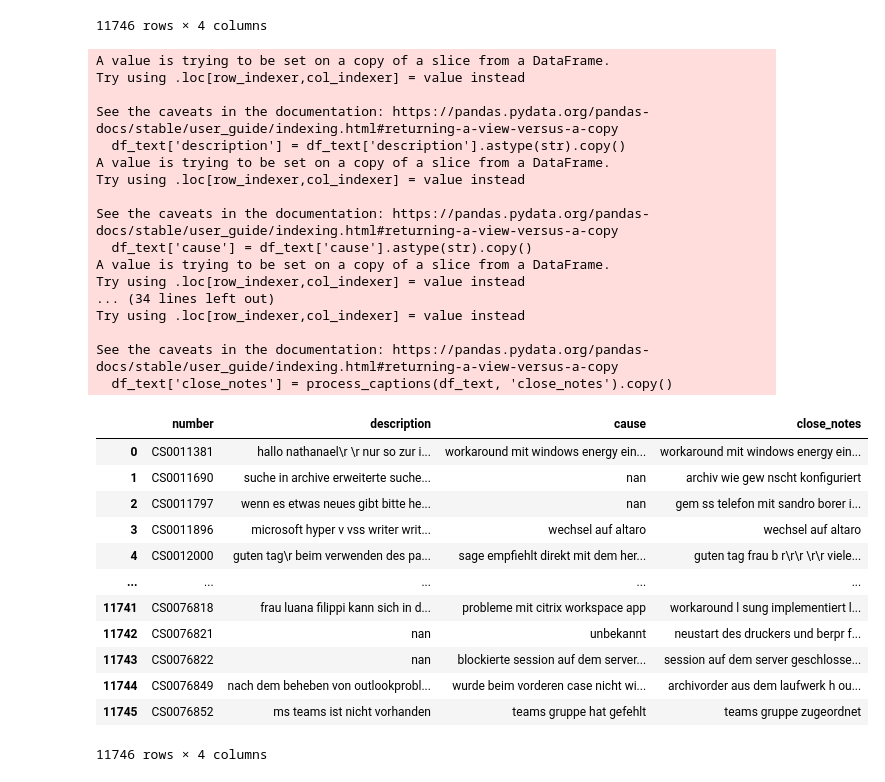
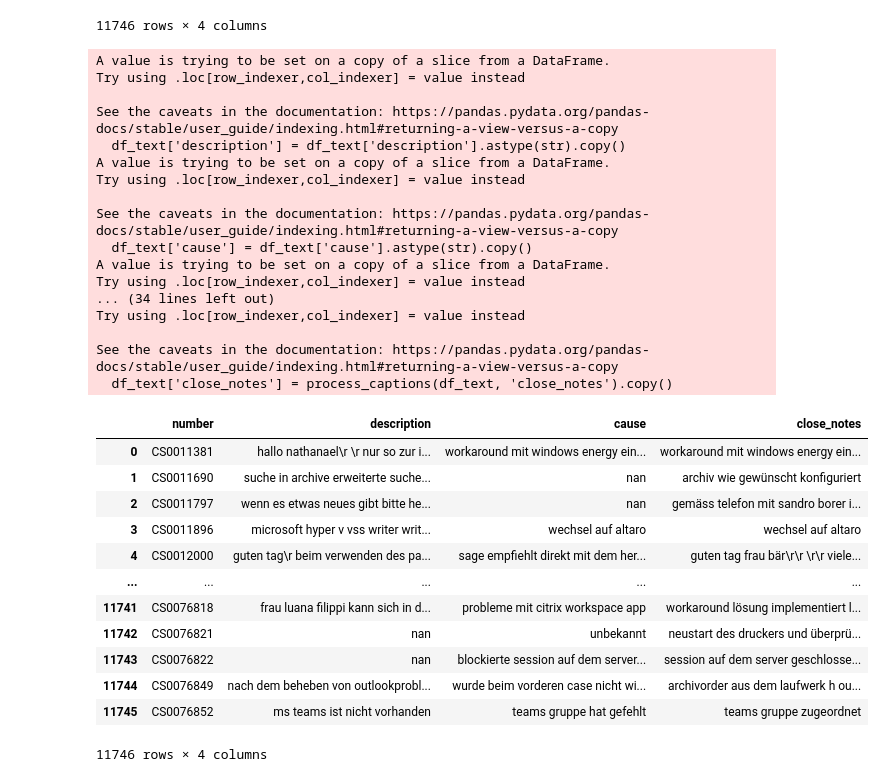
Before and after one commit to Larsibaer/Thesis, a Jupyter notebook: code_textToTFIDF.ipynb, the cells around one changed output. Cells and saved outputs as stored; diff of their text form; code cells hidden in the pictures.

```diff
--- a/code_textToTFIDF.ipynb
+++ b/code_textToTFIDF.ipynb
@@ -127,46 +126,46 @@ def process_captions(data, column):
     data[column] = data[column].apply(lambda x: x.replace('\n', ' '))
     data[column] = data[column].apply(lambda x: x.replace('-', ' '))
     data[column] = data[column].apply(lambda x: x.lower())
-    data[column] = data[column].apply(lambda x: re.sub('[^a-zA-Z0-9\s]', ' ', x))
+    data[column] = data[column].apply(lambda x: re.sub('[^a-zA-ZäÄöÖüÜ\s]', ' ', x))
     return data[column]
 
 # change datatype of columns to string
 df_text['description'] = df_text['description'].astype(str).copy()
 df_text['cause'] = df_text['cause'].astype(str).copy()
 df_text['close_notes'] = df_text['close_notes'].astype(str).copy()
 
 df_text['description'] = process_captions(df_text, 'description').copy()
 df_text['cause'] = process_captions(df_text, 'cause').copy()
 df_text['close_notes'] = process_captions(df_text, 'close_notes').copy()
 
 display(df_text)
 # %% [output]
 A value is trying to be set on a copy of a slice from a DataFrame.
 Try using .loc[row_indexer,col_indexer] = value instead
 
 See the caveats in the documentation: https://pandas.pydata.org/pandas-docs/stable/user_guide/indexing.html#returning-a-view-versus-a-copy
   df_text['description'] = df_text['description'].astype(str).copy()
 A value is trying to be set on a copy of a slice from a DataFrame.
 Try using .loc[row_indexer,col_indexer] = value instead
 
 See the caveats in the documentation: https://pandas.pydata.org/pandas-docs/stable/user_guide/indexing.html#returning-a-view-versus-a-copy
   df_text['cause'] = df_text['cause'].astype(str).copy()
 A value is trying to be set on a copy of a slice from a DataFrame.
 Try using .loc[row_indexer,col_indexer] = value instead
 ... (34 lines left out)
 Try using .loc[row_indexer,col_indexer] = value instead
 
 See the caveats in the documentation: https://pandas.pydata.org/pandas-docs/stable/user_guide/indexing.html#returning-a-view-versus-a-copy
   df_text['close_notes'] = process_captions(df_text, 'close_notes').copy()
 |  | number | description | cause | close_notes |
 | 0 | CS0011381 | hallo nathanael\r \r nur so zur i... | workaround mit windows energy ein... | workaround mit windows energy ein... |
-| 1 | CS0011690 | suche in archive erweiterte suche... | nan | archiv wie gew nscht konfiguriert |
-| 2 | CS0011797 | wenn es etwas neues gibt bitte he... | nan | gem ss telefon mit sandro borer i... |
+| 1 | CS0011690 | suche in archive erweiterte suche... | nan | archiv wie gewünscht konfiguriert |
+| 2 | CS0011797 | wenn es etwas neues gibt bitte he... | nan | gemäss telefon mit sandro borer i... |
 | 3 | CS0011896 | microsoft hyper v vss writer writ... | wechsel auf altaro | wechsel auf altaro |
-| 4 | CS0012000 | guten tag\r beim verwenden des pa... | sage empfiehlt direkt mit dem her... | guten tag frau b r\r\r \r\r viele... |
+| 4 | CS0012000 | guten tag\r beim verwenden des pa... | sage empfiehlt direkt mit dem her... | guten tag frau bär\r\r \r\r viele... |
 | ... | ... | ... | ... | ... |
-| 11741 | CS0076818 | frau luana filippi kann sich in d... | probleme mit citrix workspace app | workaround l sung implementiert l... |
-| 11742 | CS0076821 | nan | unbekannt | neustart des druckers und berpr f... |
+| 11741 | CS0076818 | frau luana filippi kann sich in d... | probleme mit citrix workspace app | workaround lösung implementiert l... |
+| 11742 | CS0076821 | nan | unbekannt | neustart des druckers und überprü... |
 | 11743 | CS0076822 | nan | blockierte session auf dem server... | session auf dem server geschlosse... |
 | 11744 | CS0076849 | nach dem beheben von outlookprobl... | wurde beim vorderen case nicht wi... | archivorder aus dem laufwerk h ou... |
 | 11745 | CS0076852 | ms teams ist nicht vorhanden | teams gruppe hat gefehlt | teams gruppe zugeordnet |
```
Also changed, not shown: parts of 3 cells of this notebook, 7 other files.
